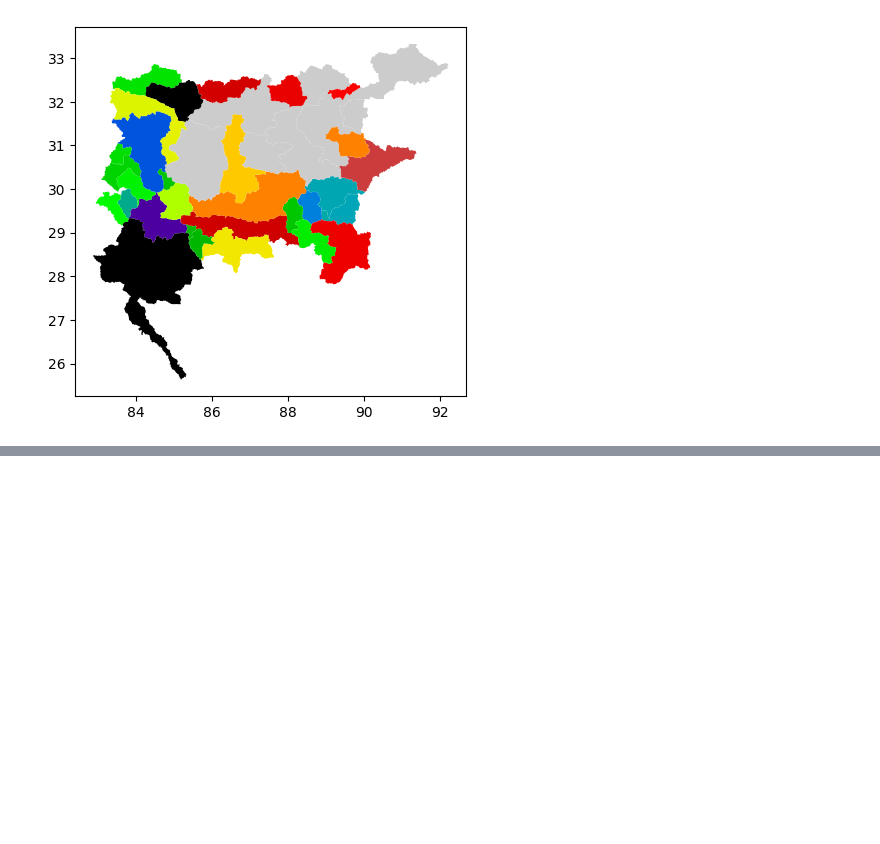
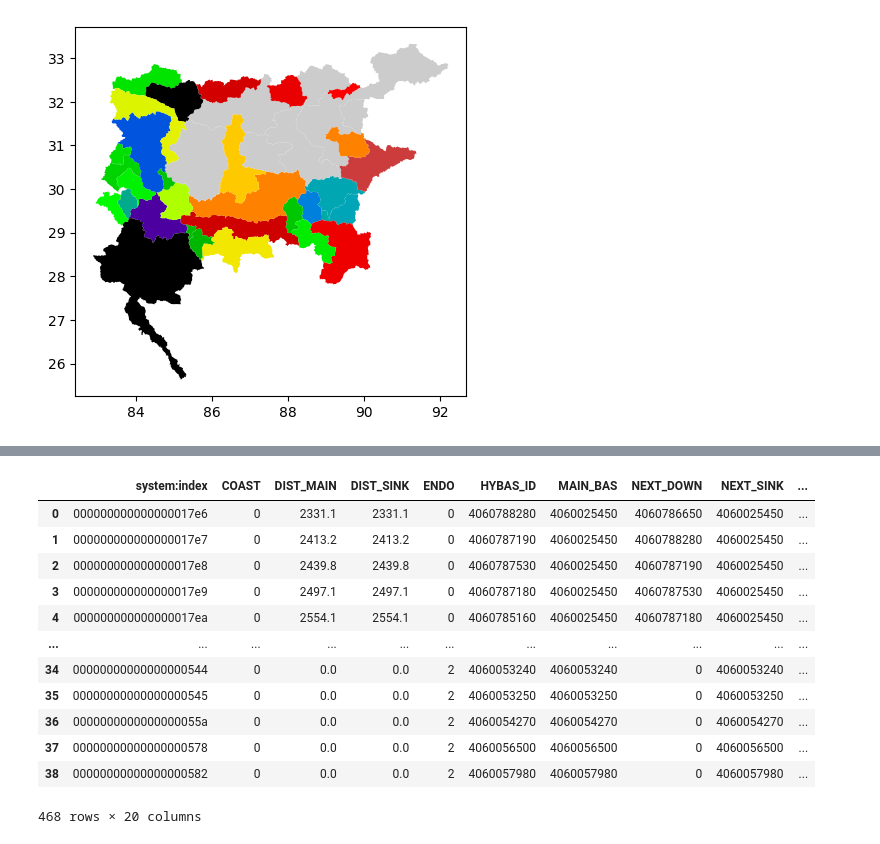
Before and after one commit to 4DModeller/tblakes, a Jupyter notebook: back_to_basins.ipynb, the cells around one changed output, grey strips where cells are left out. Saved outputs shown, nothing was run; the diff lists cells and outputs as text; code cells hidden in the pictures; blank space fills up the shorter version.

```diff
--- a/back_to_basins.ipynb
+++ b/back_to_basins.ipynb
@@ -172,0 +174,16 @@ dfs
+# %%
+df
+# %% [output]
+|  | system:index | COAST | DIST_MAIN | DIST_SINK | ENDO | HYBAS_ID | MAIN_BAS | NEXT_DOWN | NEXT_SINK | ... |
+| 0 | 000000000000000017e6 | 0 | 2331.1 | 2331.1 | 0 | 4060788280 | 4060025450 | 4060786650 | 4060025450 | ... |
+| 1 | 000000000000000017e7 | 0 | 2413.2 | 2413.2 | 0 | 4060787190 | 4060025450 | 4060788280 | 4060025450 | ... |
+| 2 | 000000000000000017e8 | 0 | 2439.8 | 2439.8 | 0 | 4060787530 | 4060025450 | 4060787190 | 4060025450 | ... |
+| 3 | 000000000000000017e9 | 0 | 2497.1 | 2497.1 | 0 | 4060787180 | 4060025450 | 4060787530 | 4060025450 | ... |
+| 4 | 000000000000000017ea | 0 | 2554.1 | 2554.1 | 0 | 4060785160 | 4060025450 | 4060787180 | 4060025450 | ... |
+| ... | ... | ... | ... | ... | ... | ... | ... | ... | ... | ... |
+| 34 | 00000000000000000544 | 0 | 0.0 | 0.0 | 2 | 4060053240 | 4060053240 | 0 | 4060053240 | ... |
+| 35 | 00000000000000000545 | 0 | 0.0 | 0.0 | 2 | 4060053250 | 4060053250 | 0 | 4060053250 | ... |
+| 36 | 0000000000000000055a | 0 | 0.0 | 0.0 | 2 | 4060054270 | 4060054270 | 0 | 4060054270 | ... |
+| 37 | 00000000000000000578 | 0 | 0.0 | 0.0 | 2 | 4060056500 | 4060056500 | 0 | 4060056500 | ... |
+| 38 | 00000000000000000582 | 0 | 0.0 | 0.0 | 2 | 4060057980 | 4060057980 | 0 | 4060057980 | ... |
+468 rows × 20 columns
```
Also changed, not shown: parts of 18 cells of this notebook, 1 other file.
